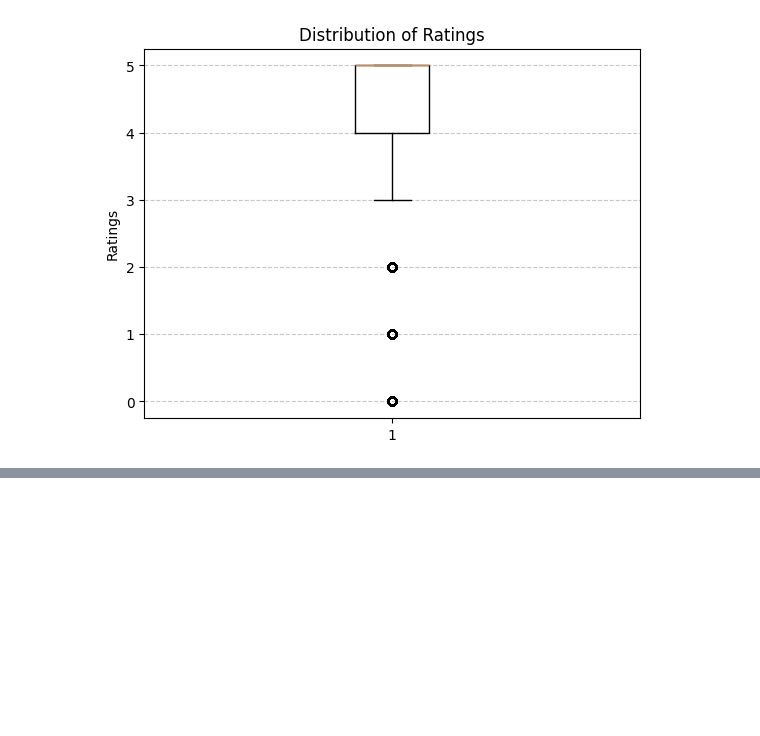
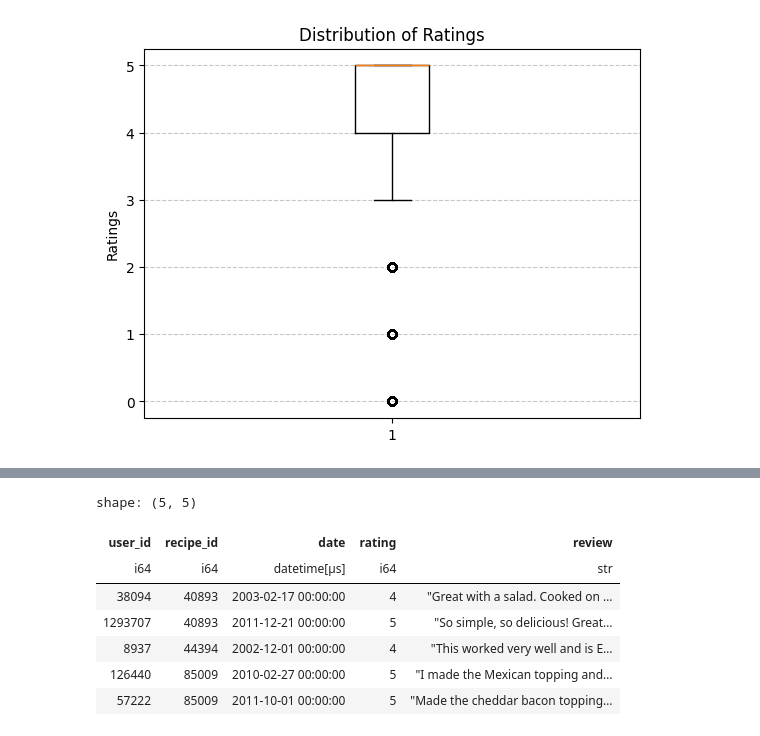
Before and after one commit to shanoether/kit_big_data_mangetamain, a Jupyter notebook: notebook/hoang_nbs.ipynb, the cells around one changed output, grey strips where cells are left out. Saved outputs shown, nothing was run; the diff lists cells and outputs as text; code cells hidden in the pictures; blank space fills up the shorter version.

```diff
--- a/notebook/hoang_nbs.ipynb
+++ b/notebook/hoang_nbs.ipynb
@@ -81,0 +101,13 @@ plt.show()
+# %%
+df = pl.read_parquet("../data/processed/processed_interactions.parquet")
+
+df.head()
+# %% [output]
+shape: (5, 5)
+| user_id | recipe_id | date | rating | review |
+| i64 | i64 | datetime[μs] | i64 | str |
+| 38094 | 40893 | 2003-02-17 00:00:00 | 4 | "Great with a salad. Cooked on … |
+| 1293707 | 40893 | 2011-12-21 00:00:00 | 5 | "So simple, so delicious! Great… |
+| 8937 | 44394 | 2002-12-01 00:00:00 | 4 | "This worked very well and is E… |
+| 126440 | 85009 | 2010-02-27 00:00:00 | 5 | "I made the Mexican topping and… |
+| 57222 | 85009 | 2011-10-01 00:00:00 | 5 | "Made the cheddar bacon topping… |
```
Also changed, not shown: parts of 14 cells of this notebook, 1 other file.
